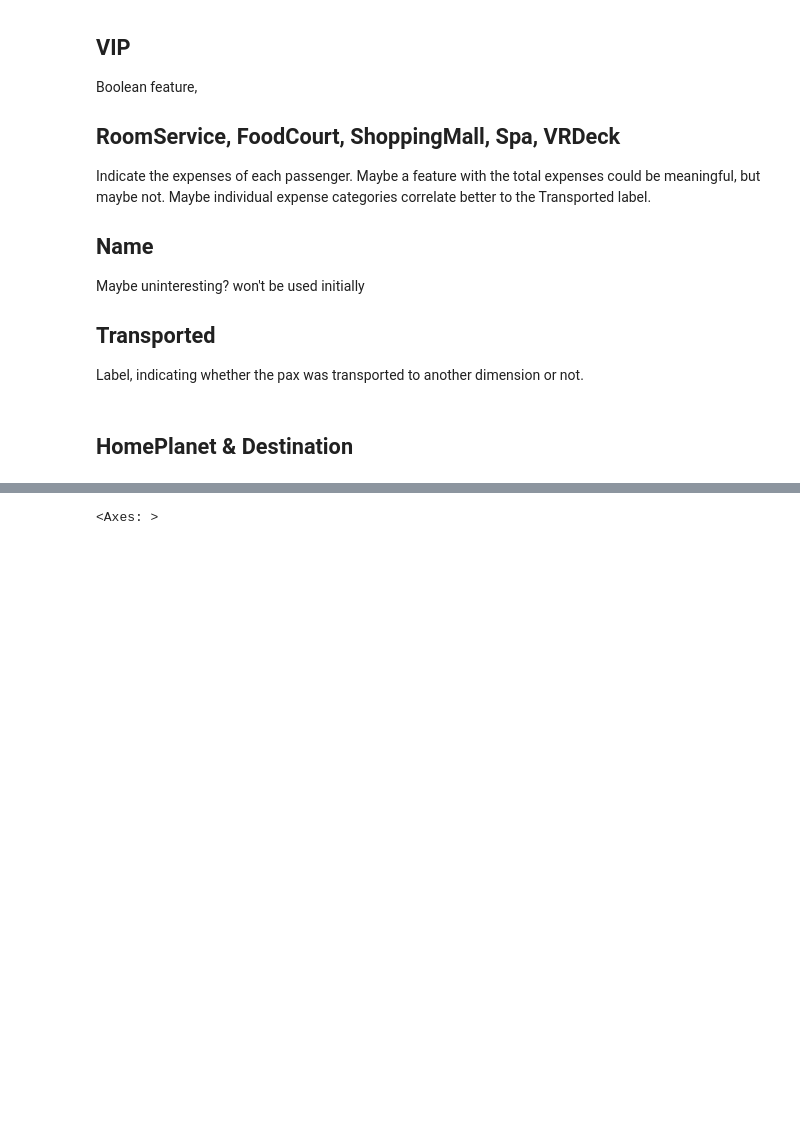
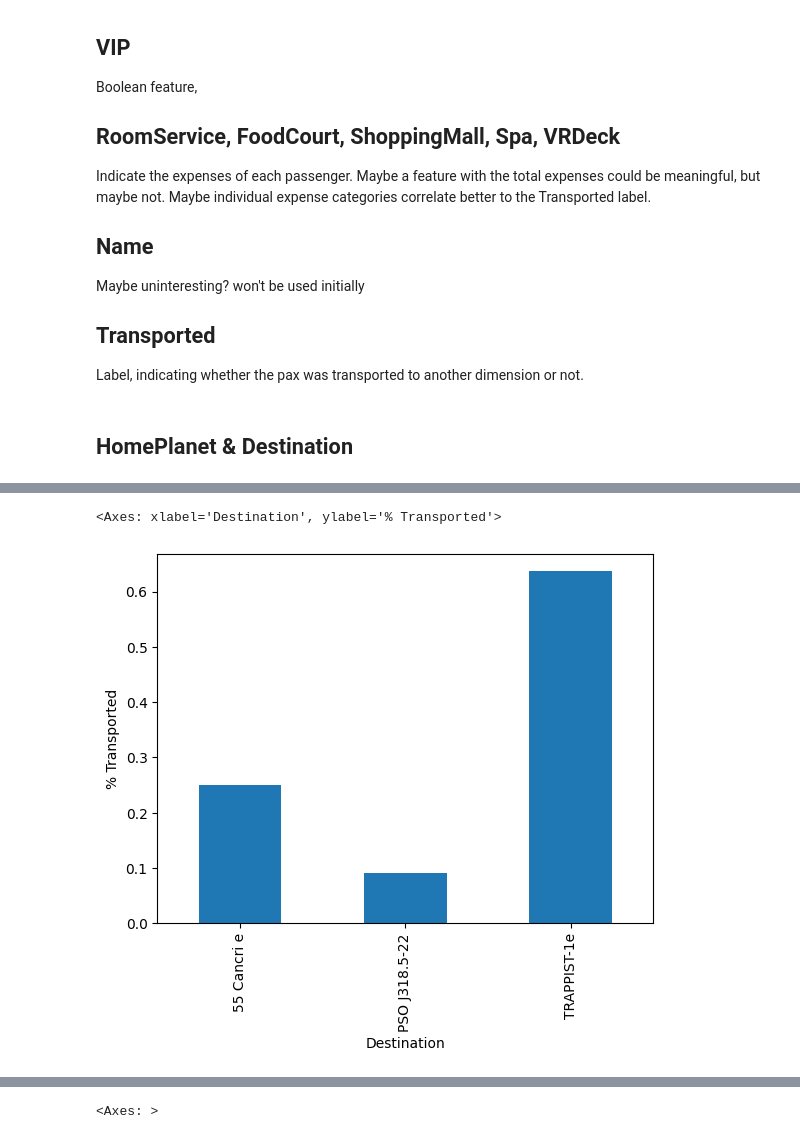
Before and after one commit to aarangop/ml-learning-projects, a Jupyter notebook: spaceship_titanic/spaceship_titanic.ipynb, the cells around one changed output, grey strips where cells are left out. Cells and saved outputs as stored; diff of their text form; code cells hidden in the pictures; blank space fills up the shorter version.

```diff
--- a/spaceship_titanic/spaceship_titanic.ipynb
+++ b/spaceship_titanic/spaceship_titanic.ipynb
@@ -144,0 +183,9 @@ cat_imputer.fit(titanic["HomePlanet"])
+# %%
+# Explore the rate of transported pax by destination
+titanic_destination_group = titanic.groupby(["Destination"])
+transported_rate_by_destination = titanic_destination_group["Transported"].sum() / len(transported_pax)
+transported_rate_by_destination.plot.bar(x="Destination", y="Transported",
+                                         ylabel="% Transported")
+# %% [output]
+<Axes: xlabel='Destination', ylabel='% Transported'>
+[figure, added]
```
Also changed, not shown: parts of 43 cells of this notebook, 1 other file.
